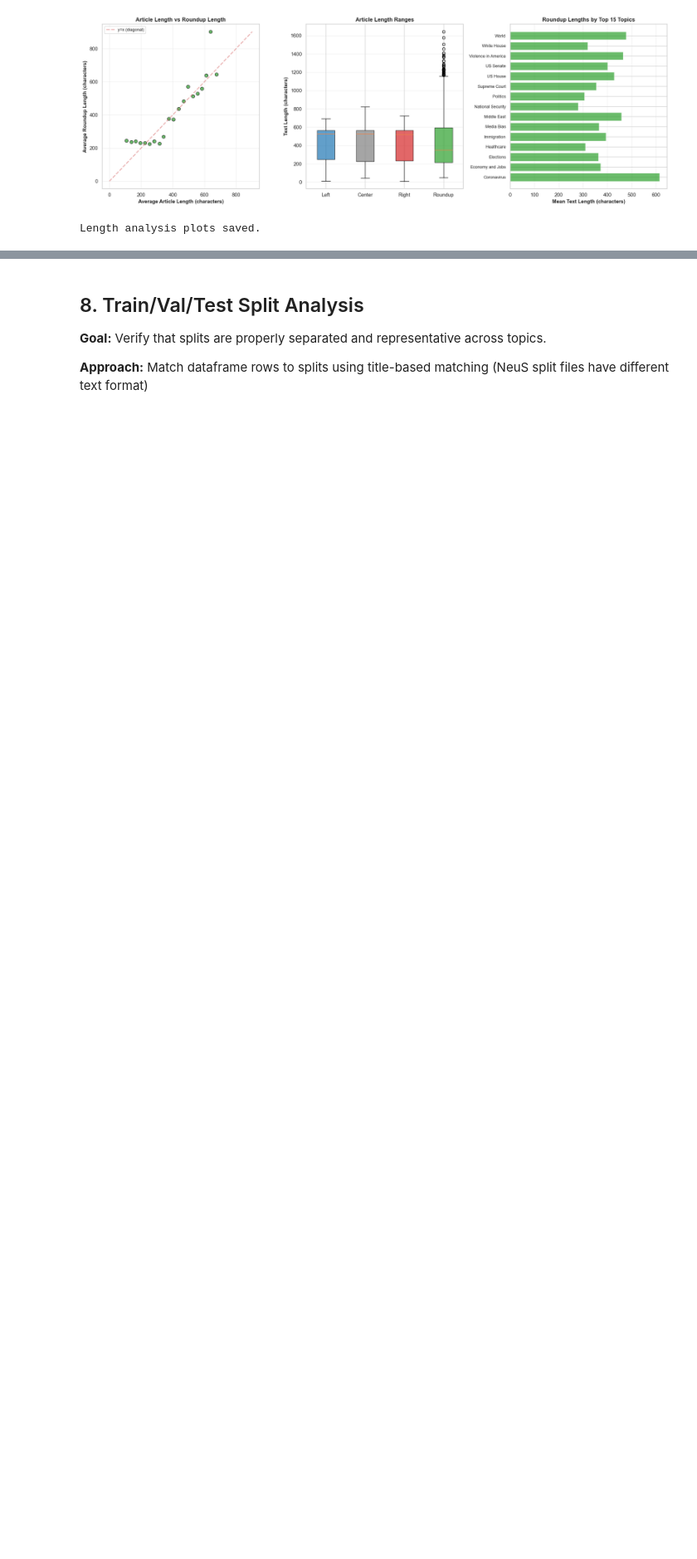
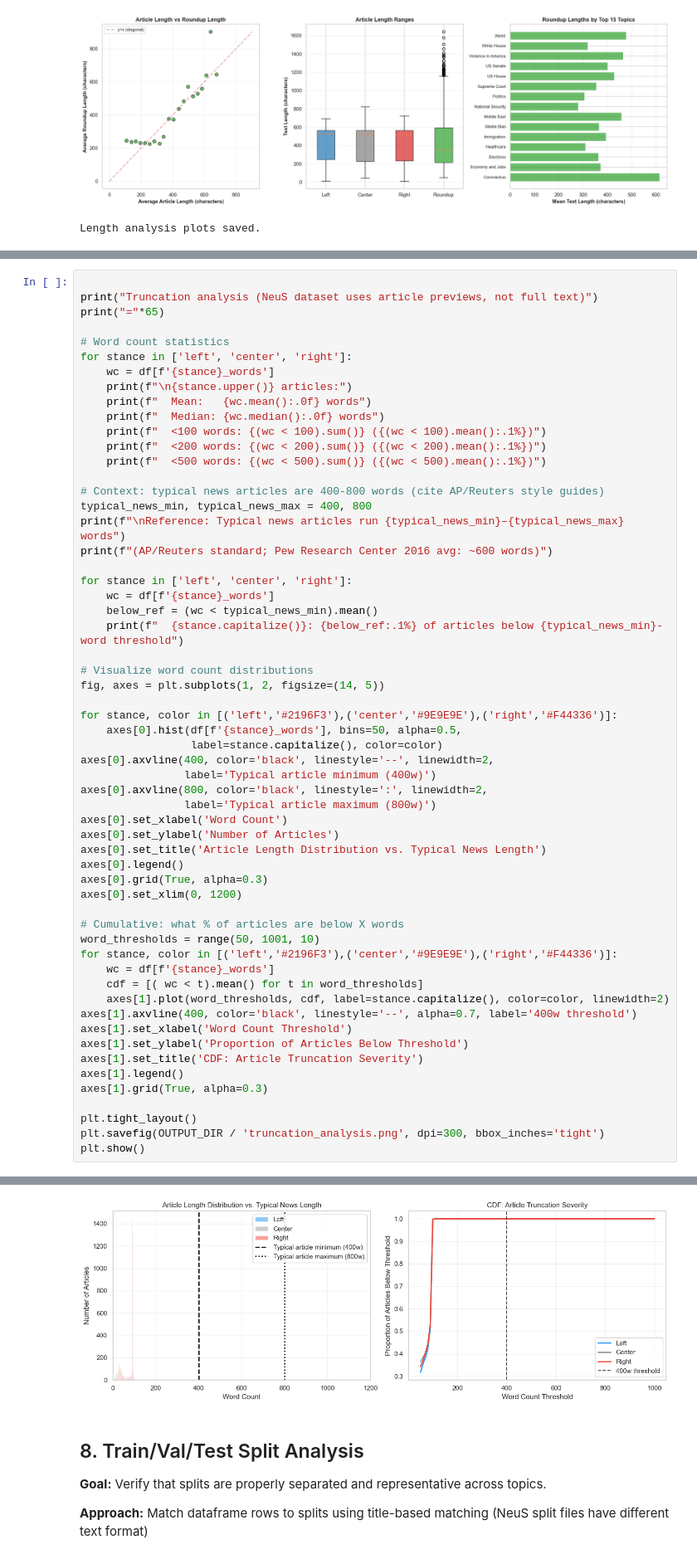
Before and after one commit to iman-g/fine_tuning_llama_neutral_summary, a Jupyter notebook: 01_EDA.ipynb, the cells around one changed output, grey strips where cells are left out. Shown at 83% size. Saved outputs shown, nothing was run; the diff lists cells and outputs as text; blank space fills up the shorter version.

```diff
--- a/01_EDA.ipynb
+++ b/01_EDA.ipynb
@@ -872,0 +1117,59 @@ Length analysis plots saved.
+# %%
+
+print("Truncation analysis (NeuS dataset uses article previews, not full text)")
+print("="*65)
+
+# Word count statistics
+for stance in ['left', 'center', 'right']:
+    wc = df[f'{stance}_words']
+    print(f"\n{stance.upper()} articles:")
+    print(f"  Mean:   {wc.mean():.0f} words")
+    print(f"  Median: {wc.median():.0f} words")
+    print(f"  <100 words: {(wc < 100).sum()} ({(wc < 100).mean():.1%})")
+    print(f"  <200 words: {(wc < 200).sum()} ({(wc < 200).mean():.1%})")
+    print(f"  <500 words: {(wc < 500).sum()} ({(wc < 500).mean():.1%})")
+
+# Context: typical news articles are 400-800 words (cite AP/Reuters style guides)
+typical_news_min, typical_news_max = 400, 800
+print(f"\nReference: Typical news articles run {typical_news_min}–{typical_news_max} words")
+print(f"(AP/Reuters standard; Pew Research Center 2016 avg: ~600 words)")
+
+for stance in ['left', 'center', 'right']:
+    wc = df[f'{stance}_words']
+    below_ref = (wc < typical_news_min).mean()
+    print(f"  {stance.capitalize()}: {below_ref:.1%} of articles below {typical_news_min}-word threshold")
+
+# Visualize word count distributions
+fig, axes = plt.subplots(1, 2, figsize=(14, 5))
+
+for stance, color in [('left','#2196F3'),('center','#9E9E9E'),('right','#F44336')]:
+    axes[0].hist(df[f'{stance}_words'], bins=50, alpha=0.5,
+                 label=stance.capitalize(), color=color)
+axes[0].axvline(400, color='black', linestyle='--', linewidth=2,
+                label='Typical article minimum (400w)')
+axes[0].axvline(800, color='black', linestyle=':', linewidth=2,
+                label='Typical article maximum (800w)')
+axes[0].set_xlabel('Word Count')
+axes[0].set_ylabel('Number of Articles')
+axes[0].set_title('Article Length Distribution vs. Typical News Length')
+axes[0].legend()
+axes[0].grid(True, alpha=0.3)
+axes[0].set_xlim(0, 1200)
+
+# Cumulative: what % of articles are below X words
+word_thresholds = range(50, 1001, 10)
+for stance, color in [('left','#2196F3'),('center','#9E9E9E'),('right','#F44336')]:
+    wc = df[f'{stance}_words']
+    cdf = [( wc < t).mean() for t in word_thresholds]
+    axes[1].plot(word_thresholds, cdf, label=stance.capitalize(), color=color, linewidth=2)
+axes[1].axvline(400, color='black', linestyle='--', alpha=0.7, label='400w threshold')
+axes[1].set_xlabel('Word Count Threshold')
+axes[1].set_ylabel('Proportion of Articles Below Threshold')
+axes[1].set_title('CDF: Article Truncation Severity')
+axes[1].legend()
+axes[1].grid(True, alpha=0.3)
+
+plt.tight_layout()
+plt.savefig(OUTPUT_DIR / 'truncation_analysis.png', dpi=300, bbox_inches='tight')
+plt.show()
+# %% [output]
@@ -873,3 +1193,4 @@ Length analysis plots saved.
+[figure, added]
 # %% [markdown]
 ## 8. Train/Val/Test Split Analysis
 
```
Also changed, not shown: parts of 19 cells of this notebook, 17 other files.
